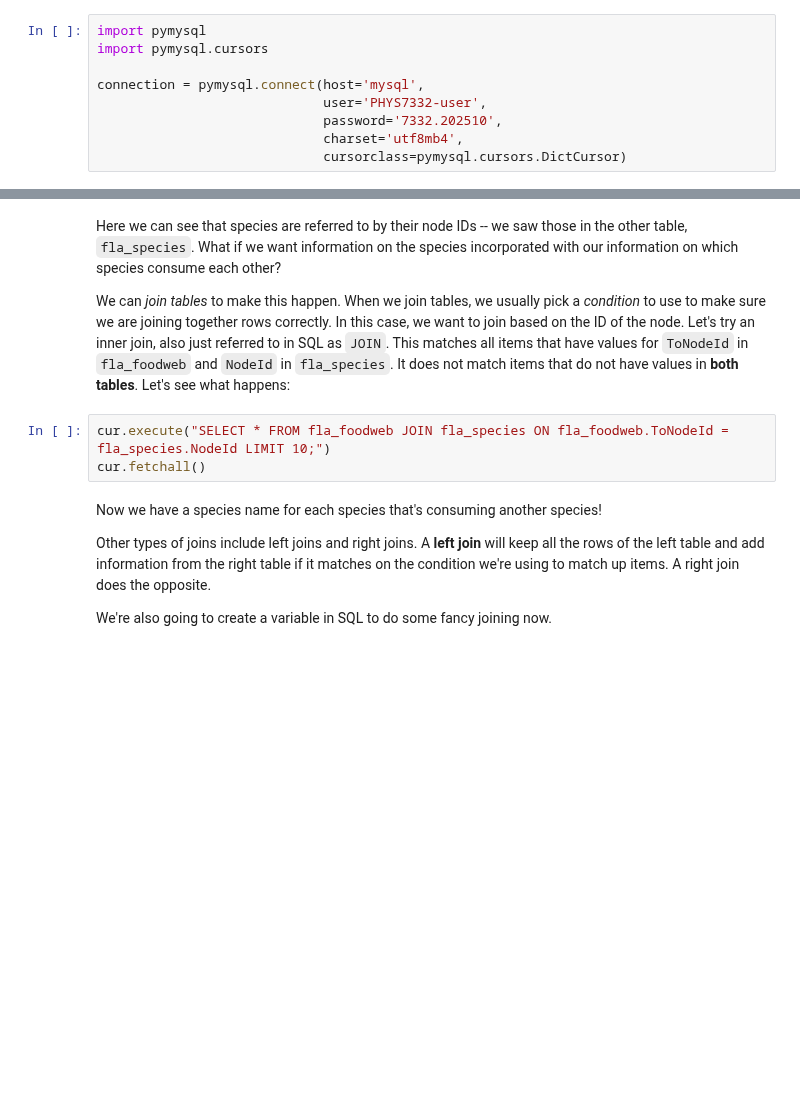
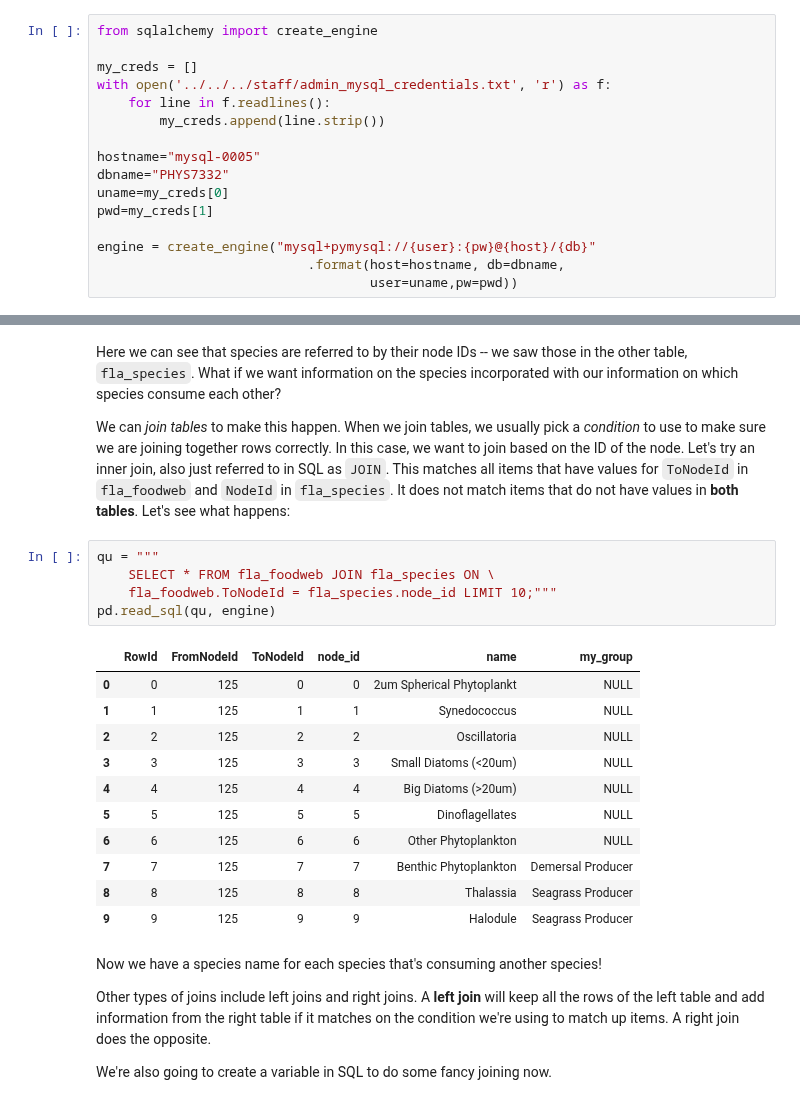
Before and after one commit to asmithh/network-science-data-book, a Jupyter notebook: class_08_datascience1.ipynb, the cells around one changed output, grey strips where cells are left out. Saved outputs shown, nothing was run; the diff lists cells and outputs as text; blank space fills up the shorter version.

```diff
--- a/class_08_datascience1.ipynb
+++ b/class_08_datascience1.ipynb
@@ -189,10 +206,17 @@ We'll connect to SQL on Discovery using `PyMySQL`. This is a package that lets y
 # %%
-import pymysql
-import pymysql.cursors
+from sqlalchemy import create_engine
 
-connection = pymysql.connect(host='mysql',
-                             user='PHYS7332-user',
-                             password='7332.202510',
-                             charset='utf8mb4',
-                             cursorclass=pymysql.cursors.DictCursor)
+my_creds = []
+with open('../../../staff/admin_mysql_credentials.txt', 'r') as f:
+    for line in f.readlines():
+        my_creds.append(line.strip())
+
+hostname="mysql-0005"
+dbname="PHYS7332"
+uname=my_creds[0]
+pwd=my_creds[1]
+
+engine = create_engine("mysql+pymysql://{user}:{pw}@{host}/{db}"
+                           .format(host=hostname, db=dbname,
+                                   user=uname,pw=pwd))
 # %% [markdown]
@@ -240,8 +333,22 @@ Here we can see that species are referred to by their node IDs -- we saw those i
 
 We can *join tables* to make this happen. When we join tables, we usually pick a *condition* to use to make sure we are joining together rows correctly. In this case, we want to join based on the ID of the node. Let's try an inner join, also just referred to in SQL as `JOIN`. This matches all items that have values for `ToNodeId` in `fla_foodweb` and `NodeId` in `fla_species`. It does not match items that do not have values in **both tables**. Let's see what happens:
 # %%
-cur.execute("SELECT * FROM fla_foodweb JOIN fla_species ON fla_foodweb.ToNodeId = fla_species.NodeId LIMIT 10;")
-cur.fetchall()
+qu = """
+    SELECT * FROM fla_foodweb JOIN fla_species ON \
+    fla_foodweb.ToNodeId = fla_species.node_id LIMIT 10;"""
+pd.read_sql(qu, engine)
+# %% [output]
+|  | RowId | FromNodeId | ToNodeId | node_id | name | my_group |
+| 0 | 0 | 125 | 0 | 0 | 2um Spherical Phytoplankt | NULL |
+| 1 | 1 | 125 | 1 | 1 | Synedococcus | NULL |
+| 2 | 2 | 125 | 2 | 2 | Oscillatoria | NULL |
+| 3 | 3 | 125 | 3 | 3 | Small Diatoms (<20um) | NULL |
+| 4 | 4 | 125 | 4 | 4 | Big Diatoms (>20um) | NULL |
+| 5 | 5 | 125 | 5 | 5 | Dinoflagellates | NULL |
+| 6 | 6 | 125 | 6 | 6 | Other Phytoplankton | NULL |
+| 7 | 7 | 125 | 7 | 7 | Benthic Phytoplankton | Demersal Producer |
+| 8 | 8 | 125 | 8 | 8 | Thalassia | Seagrass Producer |
+| 9 | 9 | 125 | 9 | 9 | Halodule | Seagrass Producer |
 # %% [markdown]
 Now we have a species name for each species that's consuming another species!
 
```
Also changed, not shown: parts of 11 cells of this notebook, 4 other files.
